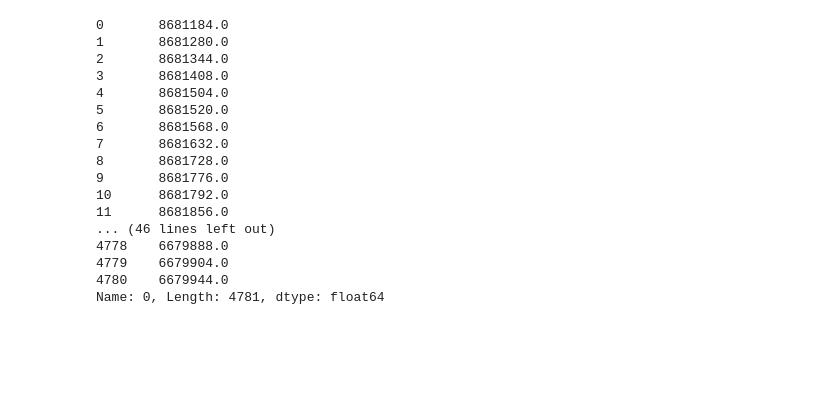
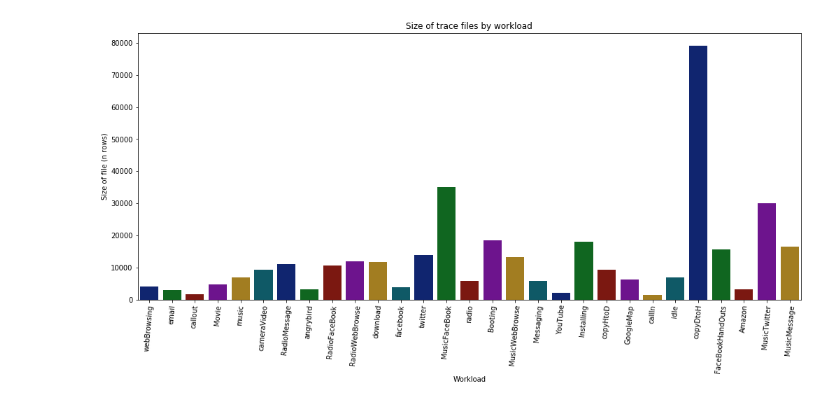
Before and after one commit to sigmaroles/cs612_project, a Jupyter notebook: scratchpad.ipynb, the cells around one changed output. Drawn from its saved outputs; the diff is of its cells as text; code cells hidden in the pictures; blank space fills up the shorter version.

```diff
--- a/scratchpad.ipynb
+++ b/scratchpad.ipynb
@@ -3,7 +3,9 @@ import pandas as pd
 import numpy as np
 import matplotlib.pyplot as plt
 import os
+import seaborn
 from datetime import datetime
+plt.rcParams["figure.figsize"] = [17, 7]
 # %%
 data_dir = 'Trace_files'
 fnames = [x for x in filter(lambda x: x.endswith('.txt'), os.listdir(os.path.join('.', data_dir)))]
@@ -57,20 +16,12 @@ dict_keys(['callout', 'callIn', 'facebook', 'angrybird', 'radio', 'MusicFaceBook
-# %%
-dataset['Movie'].iloc[:,0]
-# %% [output]
-0       8681184.0
-1       8681280.0
-2       8681344.0
-3       8681408.0
-4       8681504.0
-5       8681520.0
-6       8681568.0
-7       8681632.0
-8       8681728.0
-9       8681776.0
-10      8681792.0
-11      8681856.0
-... (46 lines left out)
-4778    6679888.0
-4779    6679904.0
-4780    6679944.0
-Name: 0, Length: 4781, dtype: float64
+# %%
+file_lengths = {x:dataset[x].shape[0] for x in workload_names}
+# %%
+axes = seaborn.barplot(list(file_lengths.keys()), list(file_lengths.values()), palette='dark')
+for item in axes.get_xticklabels():
+    item.set_rotation(85)
+plt.title("Size of trace files by workload")
+plt.xlabel('Workload')
+plt.ylabel('Size of file (n rows)')
+plt.show()
+# %% [output]
+[figure, added]
```
Also changed, not shown: parts of 9 cells of this notebook.
